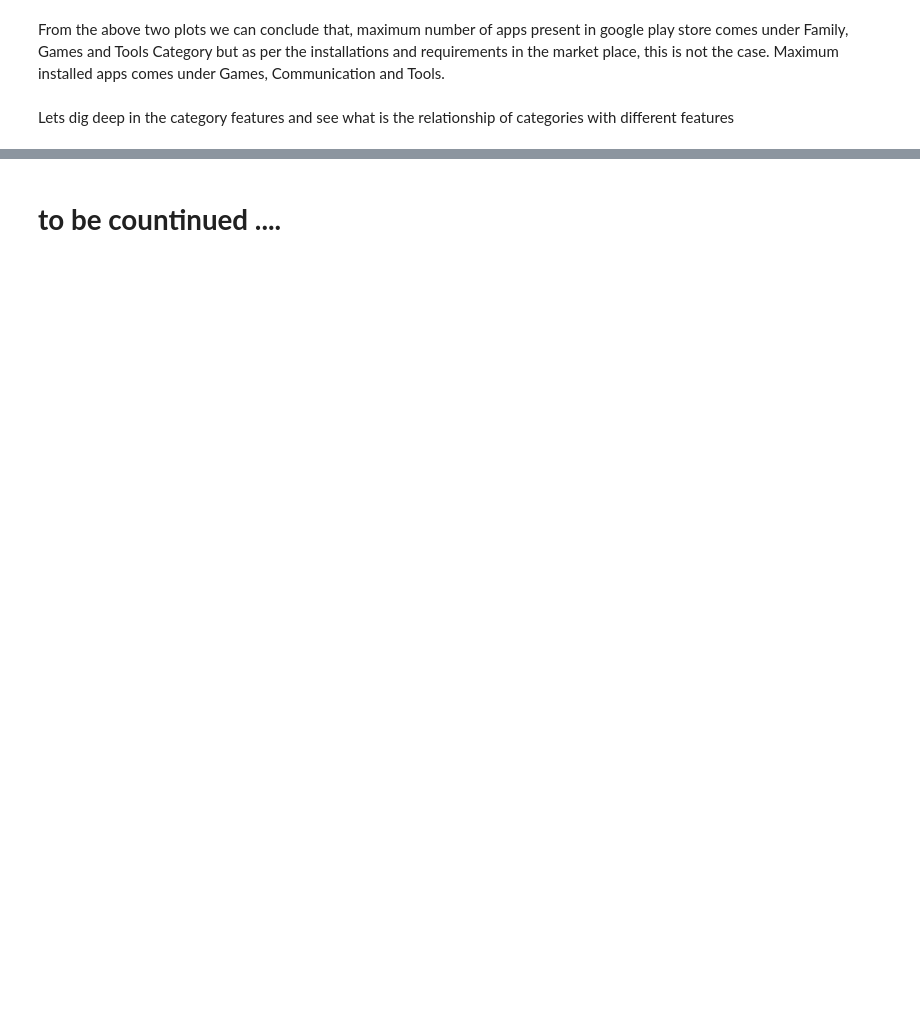
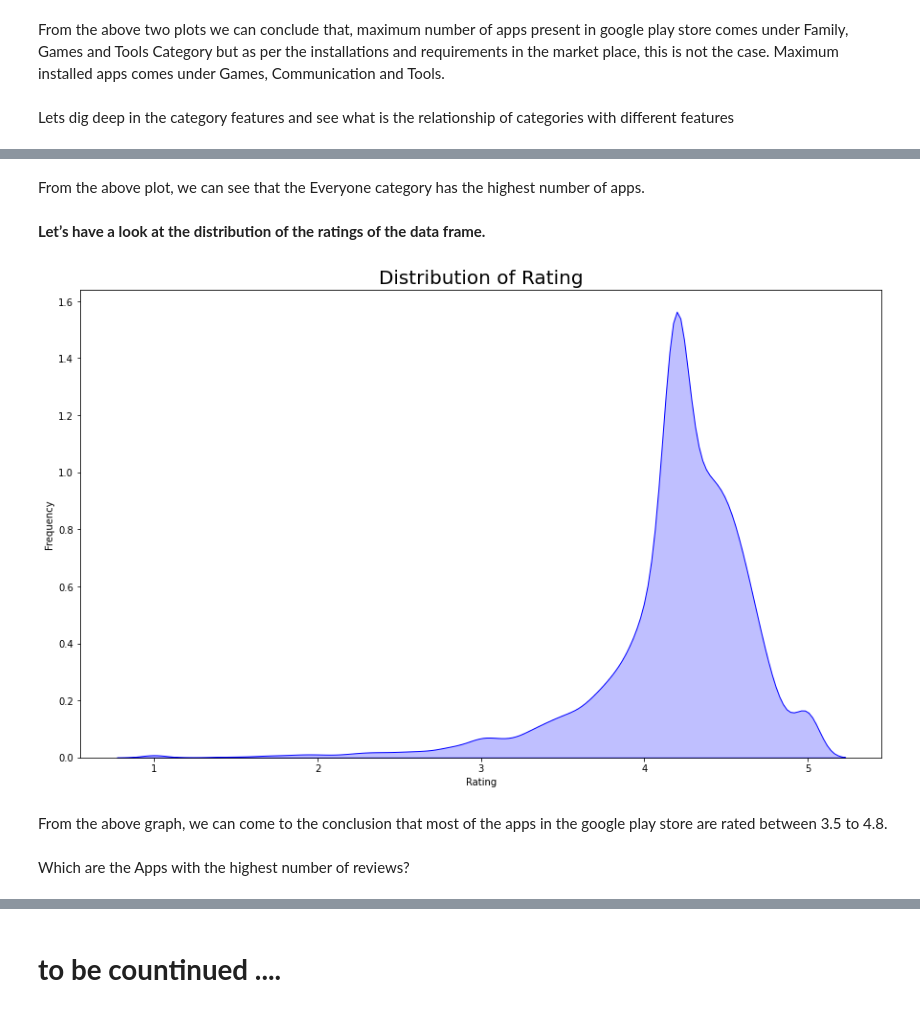
Before and after one commit to soniNiharika/EDA-project, a Jupyter notebook: Copy_of_Play_Store_App_Review_Analysis_Capstone_Project.ipynb, the cells around one changed output, grey strips where cells are left out. Saved outputs shown, nothing was run; the diff lists cells and outputs as text; code cells hidden in the pictures; blank space fills up the shorter version.

```diff
--- a/Copy_of_Play_Store_App_Review_Analysis_Capstone_Project.ipynb
+++ b/Copy_of_Play_Store_App_Review_Analysis_Capstone_Project.ipynb
@@ -643,0 +685,16 @@ app_count
+# %% [markdown]
+From the above plot, we can see that the Everyone category has the highest number of apps.
+# %% [markdown]
+**Let’s have a look at the distribution of the ratings of the data frame.**
+# %%
+plt.figure(figsize=(15,9))
+plt.xlabel("Rating")
+plt.ylabel("Frequency")
+graph = sns.kdeplot(df_Play_Store.Rating, color="Blue", shade = True)
+plt.title('Distribution of Rating',size = 20);
+# %% [output]
+[figure, added]
+# %% [markdown]
+From the above graph, we can come to the conclusion that most of the apps in the google play store are rated between 3.5 to 4.8.
+# %% [markdown]
+Which are the Apps with the highest number of reviews?
```
Also changed, not shown: parts of 13 cells of this notebook.
